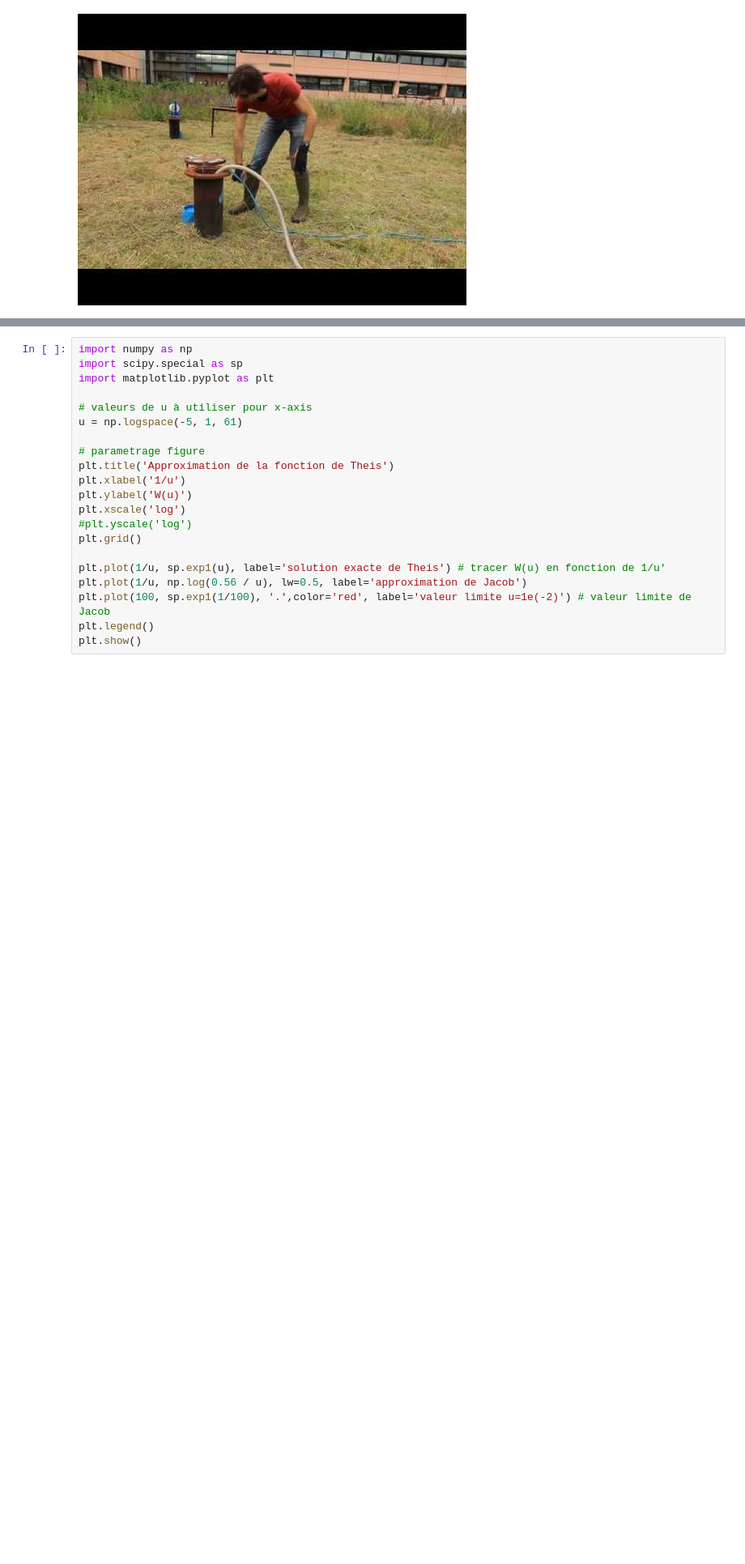
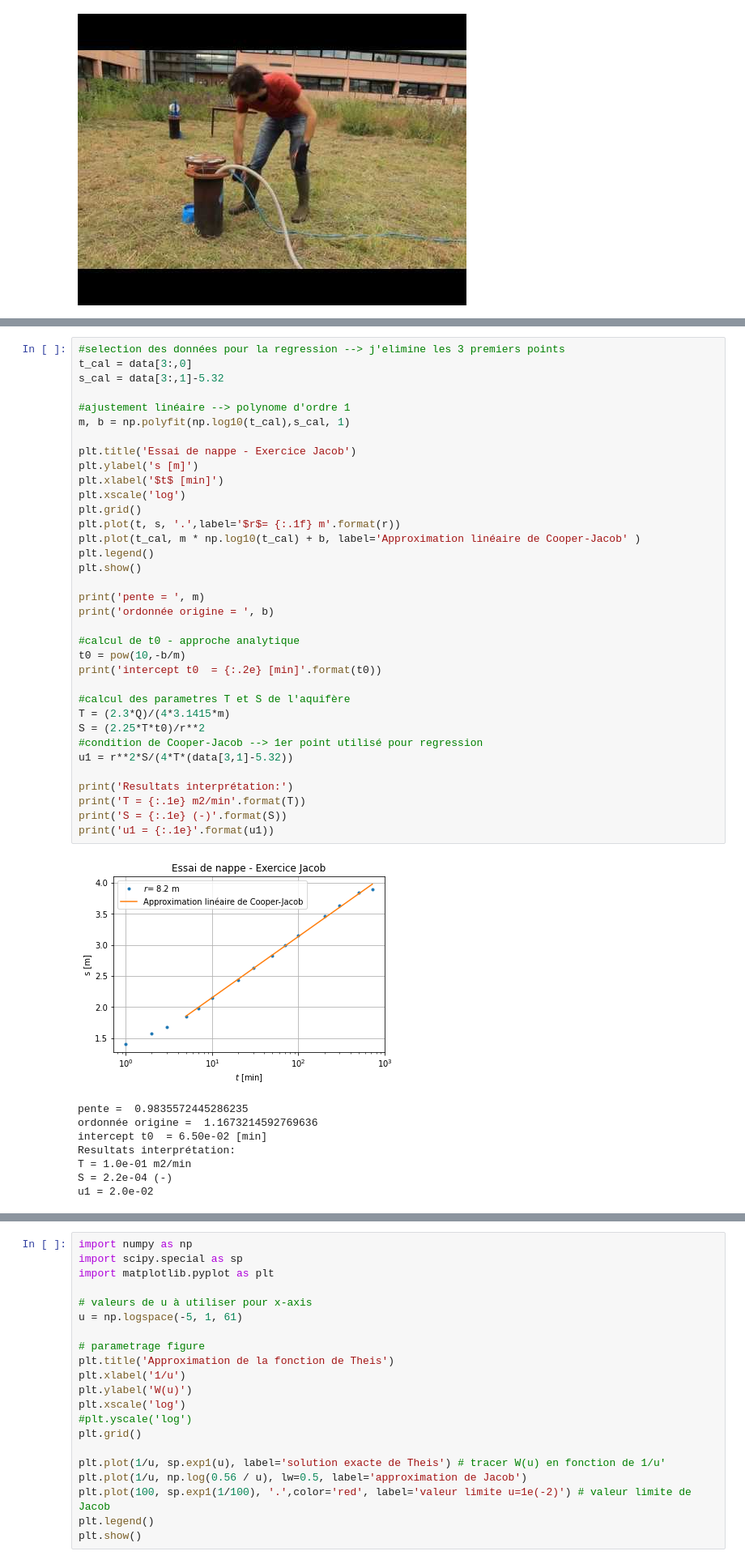
Before and after one commit to larroque852/NB_ENS2_theis_jacob, a Jupyter notebook: ENS2_Jacob.ipynb, the cells around one changed output, grey strips where cells are left out. Shown at 81% size. Saved outputs shown, nothing was run; the diff lists cells and outputs as text; blank space fills up the shorter version.

```diff
--- a/ENS2_Jacob.ipynb
+++ b/ENS2_Jacob.ipynb
@@ -119 +159,45 @@ avec $t_1$ la valeur minimale des données utilisées pour la régression linéa
+# %%
+#selection des données pour la regression --> j'elimine les 3 premiers points
+t_cal = data[3:,0]
+s_cal = data[3:,1]-5.32
+
+#ajustement linéaire --> polynome d'ordre 1
+m, b = np.polyfit(np.log10(t_cal),s_cal, 1)
+
+plt.title('Essai de nappe - Exercice Jacob')
+plt.ylabel('s [m]')
+plt.xlabel('$t$ [min]')
+plt.xscale('log')
+plt.grid()
+plt.plot(t, s, '.',label='$r$= {:.1f} m'.format(r))
+plt.plot(t_cal, m * np.log10(t_cal) + b, label='Approximation linéaire de Cooper-Jacob' )
+plt.legend()
+plt.show()
+
+print('pente = ', m)
+print('ordonnée origine = ', b)
+
+#calcul de t0 - approche analytique
+t0 = pow(10,-b/m)
+print('intercept t0  = {:.2e} [min]'.format(t0))
+
+#calcul des parametres T et S de l'aquifère
+T = (2.3*Q)/(4*3.1415*m)
+S = (2.25*T*t0)/r**2
+#condition de Cooper-Jacob --> 1er point utilisé pour regression
+u1 = r**2*S/(4*T*(data[3,1]-5.32))
+
+print('Resultats interprétation:')
+print('T = {:.1e} m2/min'.format(T))
+print('S = {:.1e} (-)'.format(S))
+print('u1 = {:.1e}'.format(u1))
+# %% [output]
+[figure, added]
+pente =  0.9835572445286235
+ordonnée origine =  1.1673214592769636
+intercept t0  = 6.50e-02 [min]
+Resultats interprétation:
+T = 1.0e-01 m2/min
+S = 2.2e-04 (-)
+u1 = 2.0e-02
 # %% [markdown]
```
Also changed, not shown: parts of 17 cells of this notebook.
